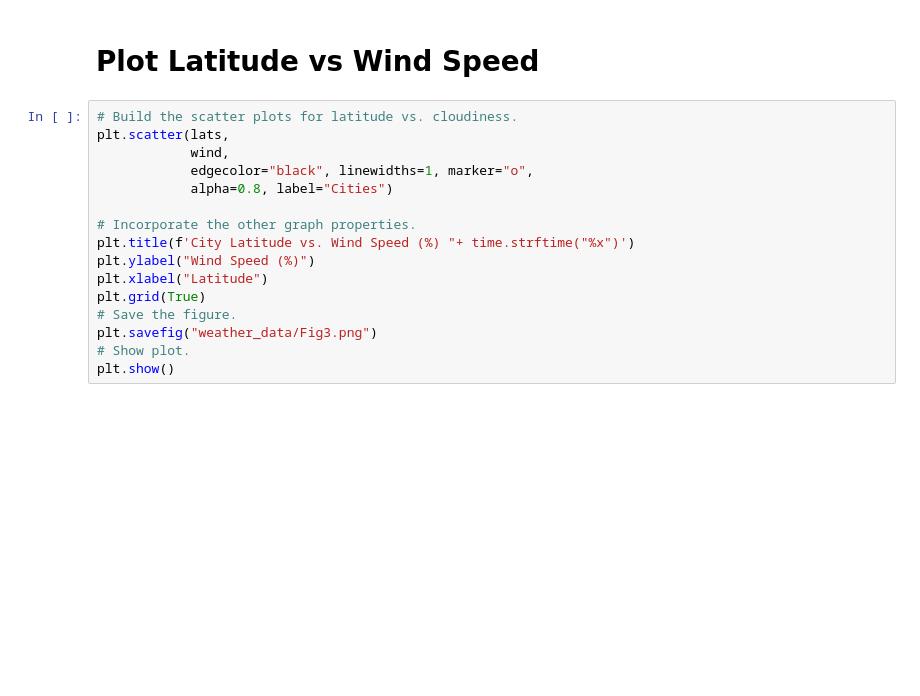
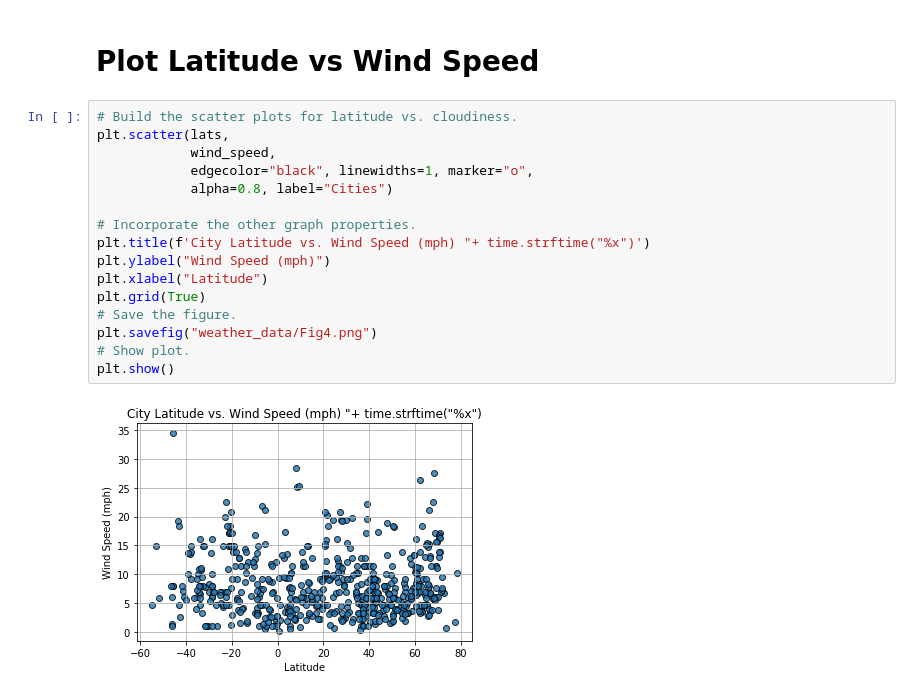
Before and after one commit to hemsmalli5/World_Weather_Analysis, a Jupyter notebook: WeatherPy_Practice.ipynb, the cells around one changed output. Saved outputs shown, nothing was run; the diff lists cells and outputs as text; blank space fills up the shorter version.

```diff
--- a/WeatherPy_Practice.ipynb
+++ b/WeatherPy_Practice.ipynb
@@ -417,16 +421,18 @@ plt.show()
 # %%
 # Build the scatter plots for latitude vs. cloudiness.
 plt.scatter(lats,
-            wind,
+            wind_speed,
             edgecolor="black", linewidths=1, marker="o",
             alpha=0.8, label="Cities")
 
 # Incorporate the other graph properties.
-plt.title(f'City Latitude vs. Wind Speed (%) "+ time.strftime("%x")')
-plt.ylabel("Wind Speed (%)")
+plt.title(f'City Latitude vs. Wind Speed (mph) "+ time.strftime("%x")')
+plt.ylabel("Wind Speed (mph)")
 plt.xlabel("Latitude")
 plt.grid(True)
 # Save the figure.
-plt.savefig("weather_data/Fig3.png")
+plt.savefig("weather_data/Fig4.png")
 # Show plot.
 plt.show()
+# %% [output]
+[figure, added]
```
Also changed, not shown: parts of 40 cells of this notebook, 6 other files.
